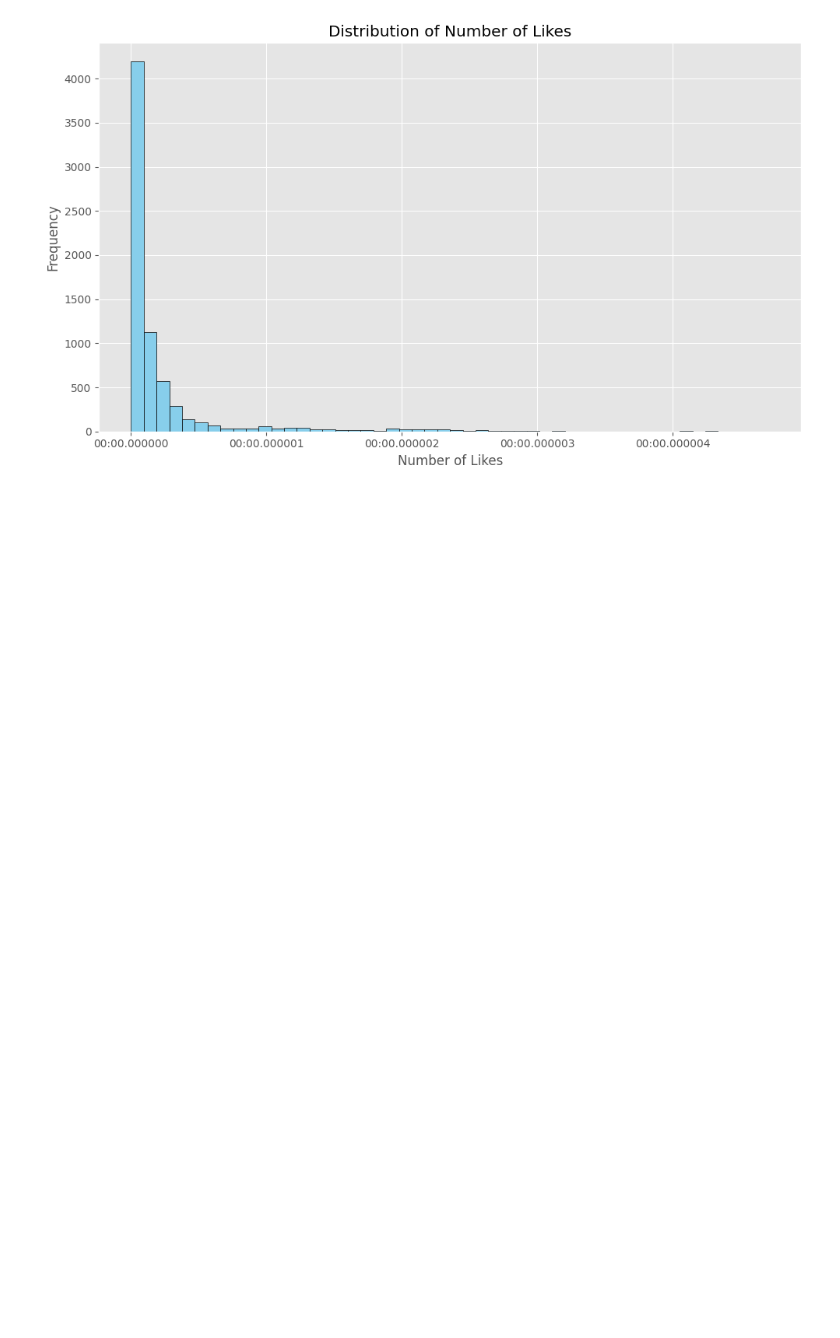
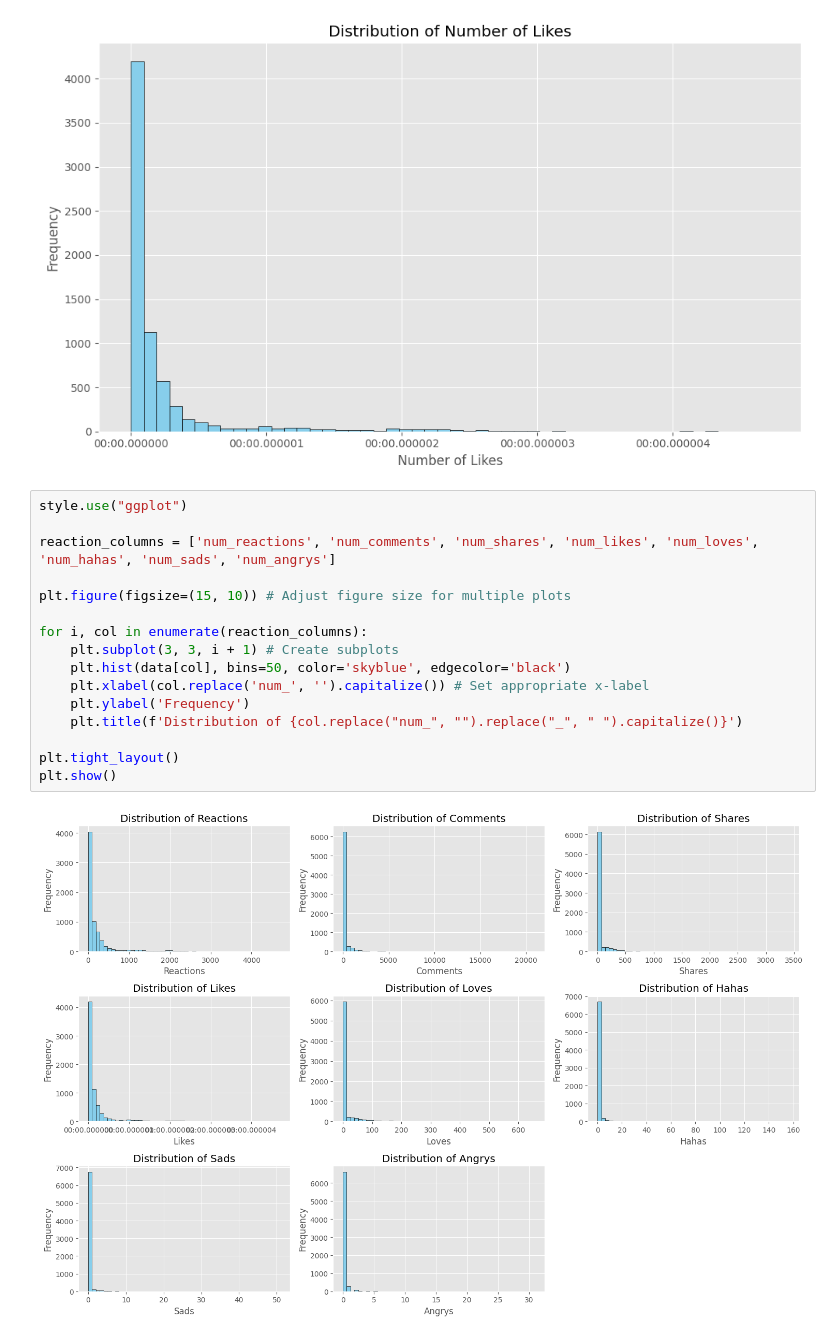
Before and after one commit to hembasnet/Data-Visualization, a Jupyter notebook: Data_visulization.ipynb, the cells around one changed output. Drawn from its saved outputs; the diff is of its cells as text; blank space fills up the shorter version.

```diff
--- a/Data_visulization.ipynb
+++ b/Data_visulization.ipynb
@@ -60,3 +60,21 @@ plt.tight_layout()
 plt.show()
 # %% [output]
 [figure]
+# %%
+style.use("ggplot")
+
+reaction_columns = ['num_reactions', 'num_comments', 'num_shares', 'num_likes', 'num_loves', 'num_hahas', 'num_sads', 'num_angrys']
+
+plt.figure(figsize=(15, 10)) # Adjust figure size for multiple plots
+
+for i, col in enumerate(reaction_columns):
+    plt.subplot(3, 3, i + 1) # Create subplots
+    plt.hist(data[col], bins=50, color='skyblue', edgecolor='black')
+    plt.xlabel(col.replace('num_', '').capitalize()) # Set appropriate x-label
+    plt.ylabel('Frequency')
+    plt.title(f'Distribution of {col.replace("num_", "").replace("_", " ").capitalize()}')
+
+plt.tight_layout()
+plt.show()
+# %% [output]
+[figure, added]
```
Also changed, not shown: parts of 1 cell of this notebook.
